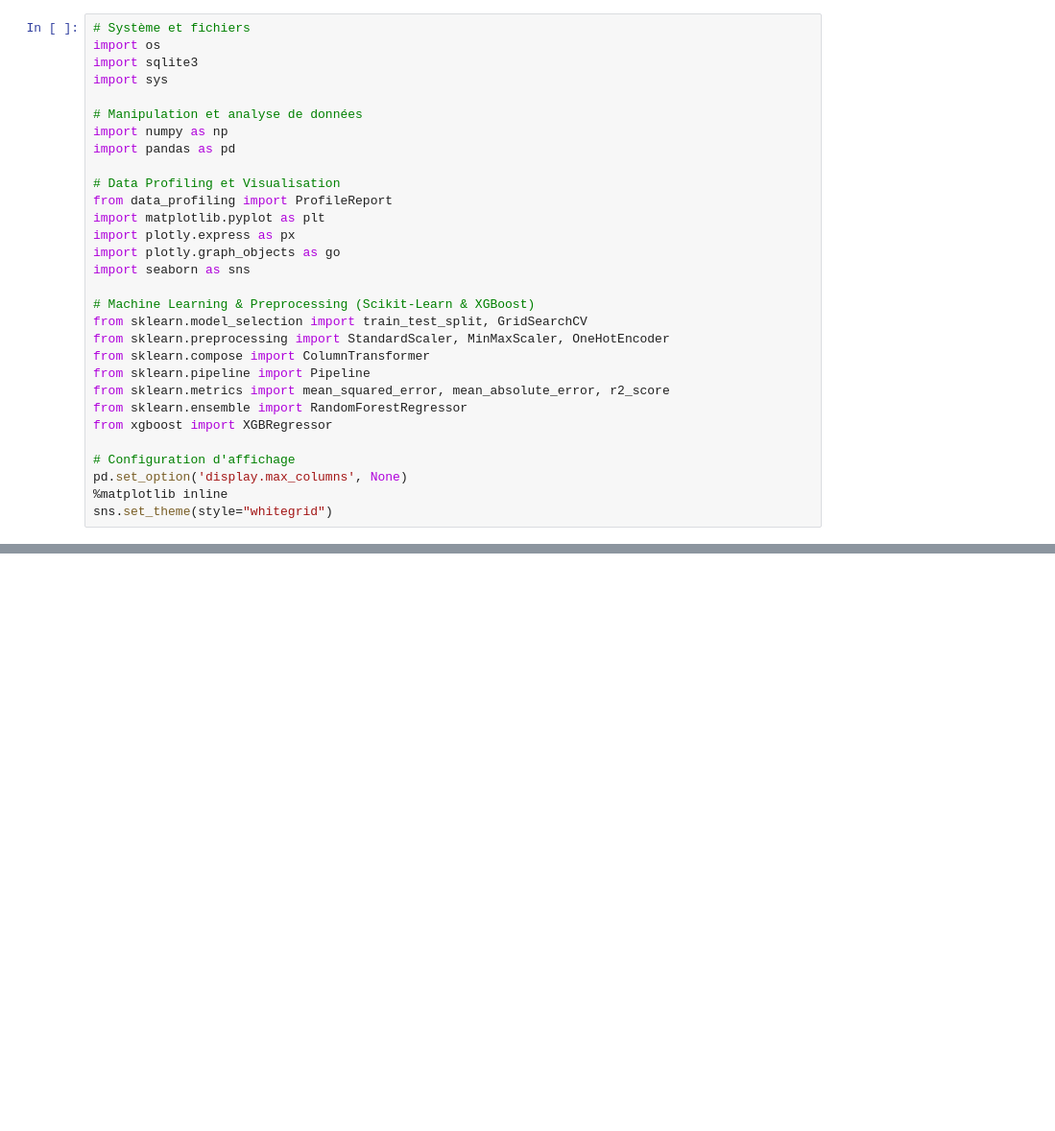
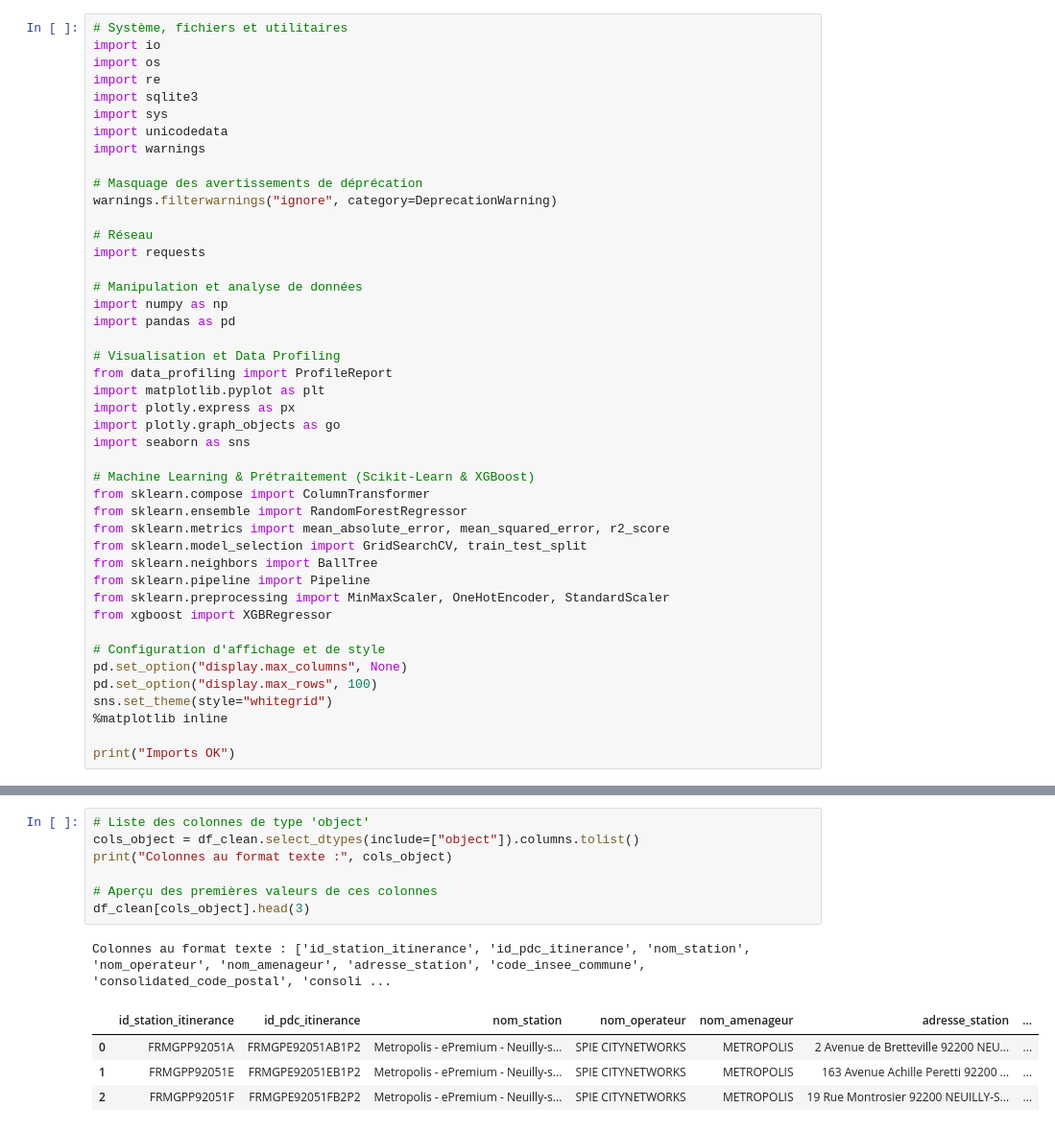
Before and after one commit to CharmelleG/irve-bornes-recharge-ml_Charmelle, a Jupyter notebook: src/01_eda_cleaning.ipynb, the cells around one changed output, grey strips where cells are left out. Shown at 96% size. Drawn from its saved outputs; the diff is of its cells as text; blank space fills up the shorter version.

```diff
--- a/src/01_eda_cleaning.ipynb
+++ b/src/01_eda_cleaning.ipynb
@@ -1,30 +1,44 @@
 # %%
-# Système et fichiers
+# Système, fichiers et utilitaires
+import io
 import os
+import re
 import sqlite3
 import sys
+import unicodedata
+import warnings
+
+# Masquage des avertissements de déprécation
+warnings.filterwarnings("ignore", category=DeprecationWarning)
+
+# Réseau
+import requests
 
 # Manipulation et analyse de données
 import numpy as np
 import pandas as pd
 
-# Data Profiling et Visualisation
+# Visualisation et Data Profiling
 from data_profiling import ProfileReport
 import matplotlib.pyplot as plt
 import plotly.express as px
 import plotly.graph_objects as go
 import seaborn as sns
 
-# Machine Learning & Preprocessing (Scikit-Learn & XGBoost)
-from sklearn.model_selection import train_test_split, GridSearchCV
-from sklearn.preprocessing import StandardScaler, MinMaxScaler, OneHotEncoder
+# Machine Learning & Prétraitement (Scikit-Learn & XGBoost)
 from sklearn.compose import ColumnTransformer
+from sklearn.ensemble import RandomForestRegressor
+from sklearn.metrics import mean_absolute_error, mean_squared_error, r2_score
+from sklearn.model_selection import GridSearchCV, train_test_split
+from sklearn.neighbors import BallTree
 from sklearn.pipeline import Pipeline
-from sklearn.metrics import mean_squared_error, mean_absolute_error, r2_score
-from sklearn.ensemble import RandomForestRegressor
+from sklearn.preprocessing import MinMaxScaler, OneHotEncoder, StandardScaler
 from xgboost import XGBRegressor
 
-# Configuration d'affichage
-pd.set_option('display.max_columns', None)
+# Configuration d'affichage et de style
+pd.set_option("display.max_columns", None)
+pd.set_option("display.max_rows", 100)
+sns.set_theme(style="whitegrid")
 %matplotlib inline
-sns.set_theme(style="whitegrid")
+
+print("Imports OK")
@@ -74,0 +571,13 @@ Téléchargement du jeu de données ADEME...
+# %%
+# Liste des colonnes de type 'object'
+cols_object = df_clean.select_dtypes(include=["object"]).columns.tolist()
+print("Colonnes au format texte :", cols_object)
+
+# Aperçu des premières valeurs de ces colonnes
+df_clean[cols_object].head(3)
+# %% [output]
+Colonnes au format texte : ['id_station_itinerance', 'id_pdc_itinerance', 'nom_station', 'nom_operateur', 'nom_amenageur', 'adresse_station', 'code_insee_commune', 'consolidated_code_postal', 'consoli ...
+|  | id_station_itinerance | id_pdc_itinerance | nom_station | nom_operateur | nom_amenageur | adresse_station | ... |
+| 0 | FRMGPP92051A | FRMGPE92051AB1P2 | Metropolis - ePremium - Neuilly-s... | SPIE CITYNETWORKS | METROPOLIS | 2 Avenue de Bretteville 92200 NEU... | ... |
+| 1 | FRMGPP92051E | FRMGPE92051EB1P2 | Metropolis - ePremium - Neuilly-s... | SPIE CITYNETWORKS | METROPOLIS | 163 Avenue Achille Peretti 92200 ... | ... |
+| 2 | FRMGPP92051F | FRMGPE92051FB2P2 | Metropolis - ePremium - Neuilly-s... | SPIE CITYNETWORKS | METROPOLIS | 19 Rue Montrosier 92200 NEUILLY-S... | ... |
```
Also changed, not shown: parts of 8 cells of this notebook, 3 other files.
